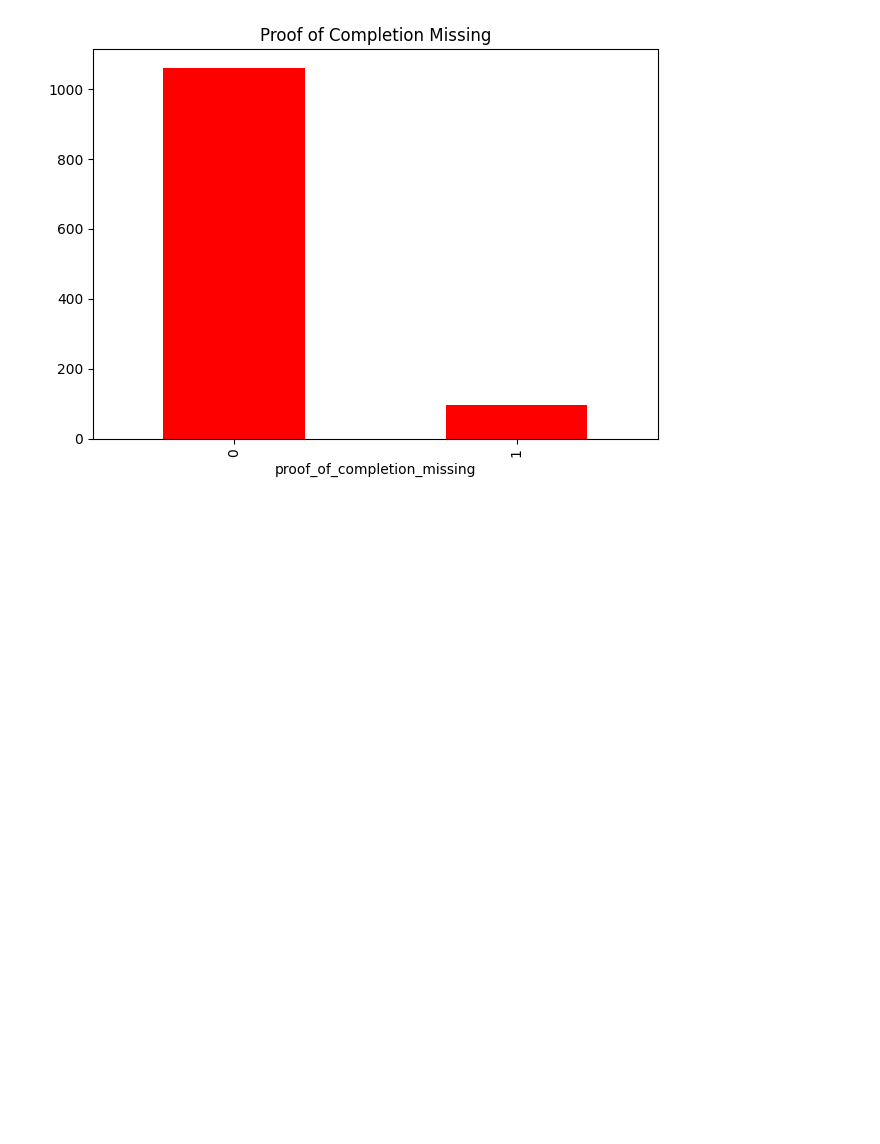
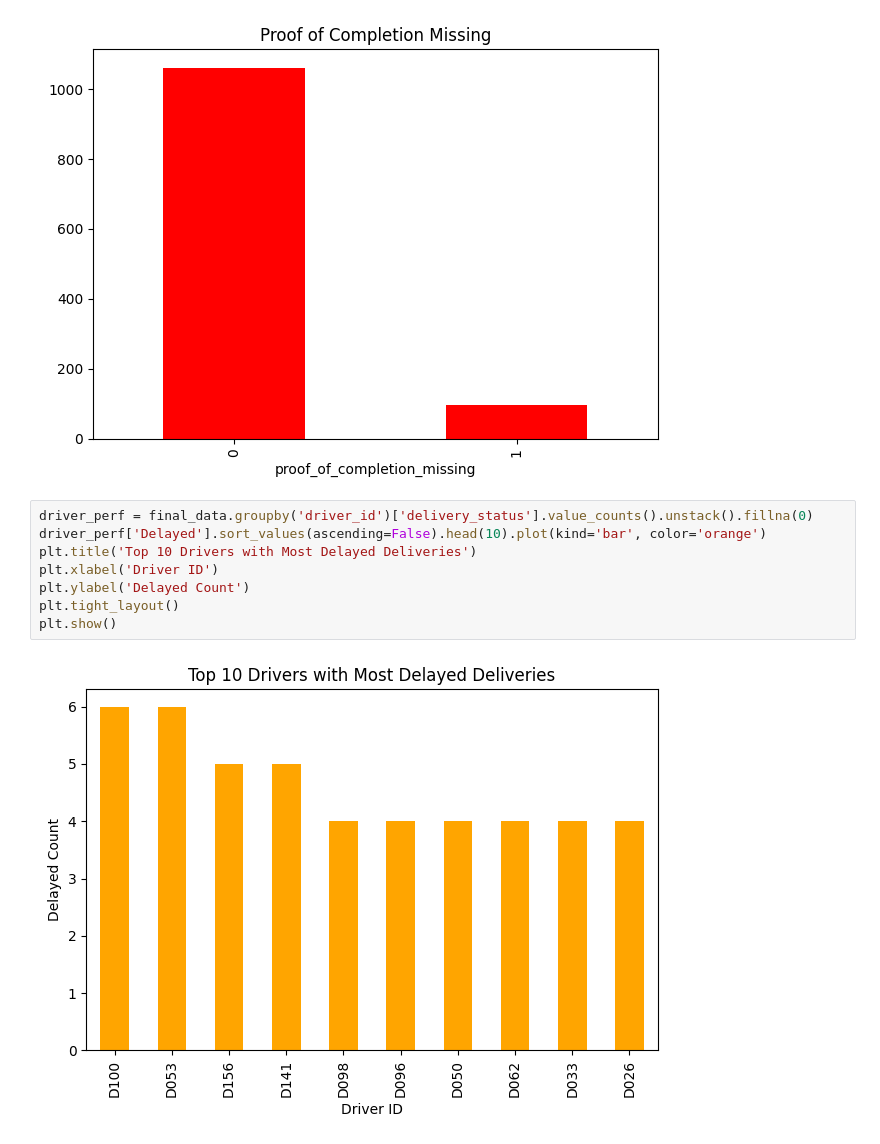
Before and after one commit to Ammar-muz/NorthStar-Analytics, a Jupyter notebook: northstar_analysis.ipynb, the cells around one changed output. Cells and saved outputs as stored; diff of their text form; blank space fills up the shorter version.

```diff
--- a/northstar_analysis.ipynb
+++ b/northstar_analysis.ipynb
@@ -388,3 +388,13 @@ proof_of_completion_missing
 1      96
 Name: count, dtype: int64
 [figure]
+# %%
+driver_perf = final_data.groupby('driver_id')['delivery_status'].value_counts().unstack().fillna(0)
+driver_perf['Delayed'].sort_values(ascending=False).head(10).plot(kind='bar', color='orange')
+plt.title('Top 10 Drivers with Most Delayed Deliveries')
+plt.xlabel('Driver ID')
+plt.ylabel('Delayed Count')
+plt.tight_layout()
+plt.show()
+# %% [output]
+[figure, added]
```
Also changed, not shown: parts of 6 cells of this notebook.
